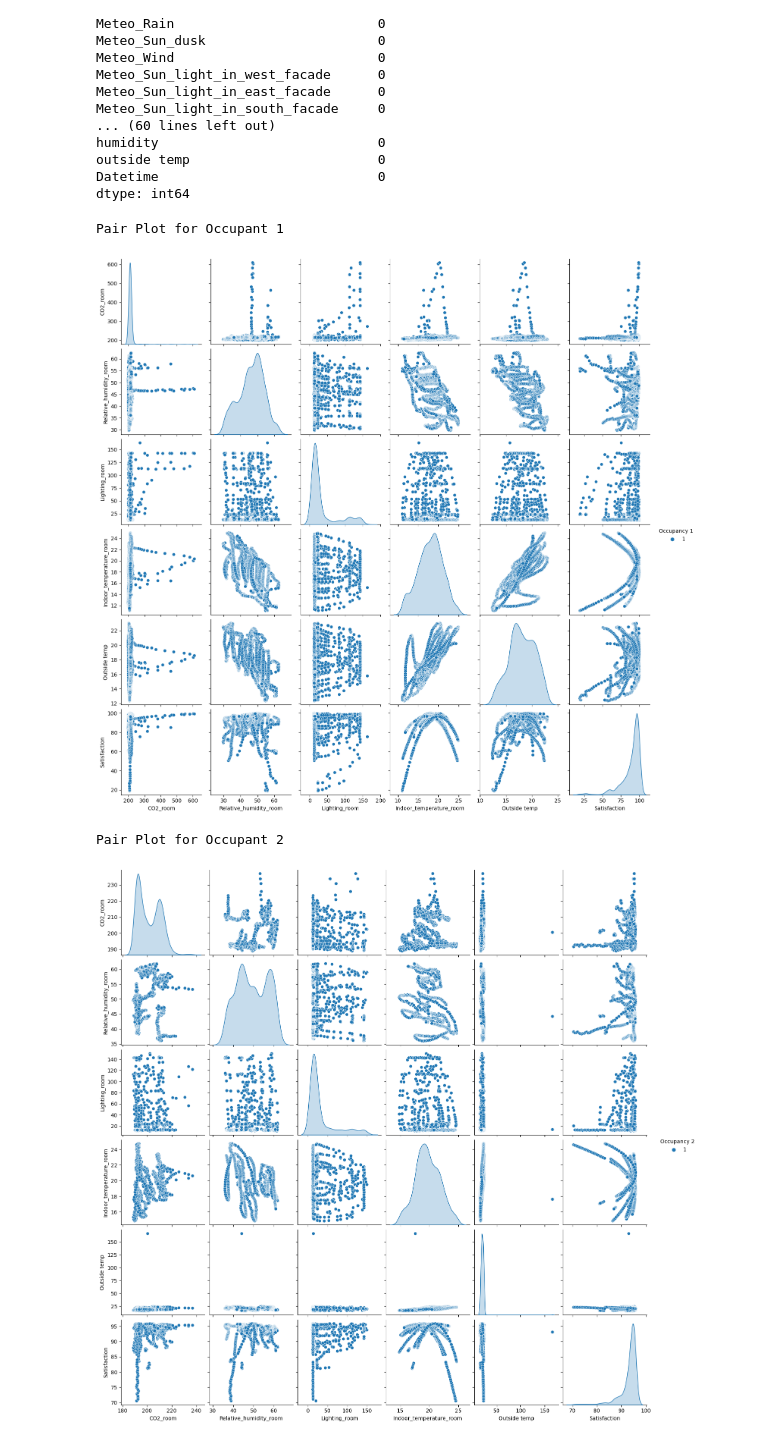
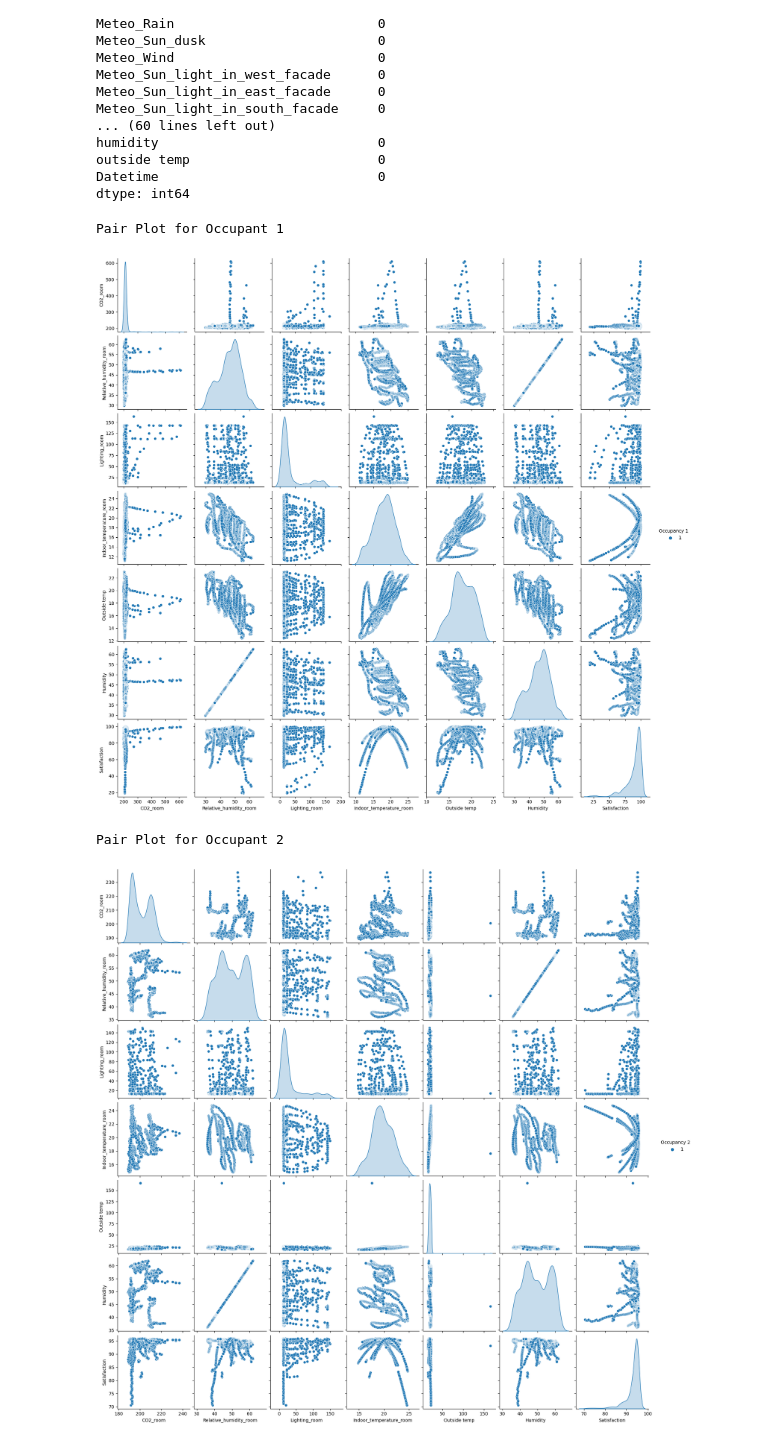
Before and after one commit to phmarcel0x/AI-ML-IAS-UofH-2024, a Jupyter notebook: 6COM2007_IAS/IAS_coursework/eda_cw2.ipynb, the cells around one changed output. Saved outputs shown, nothing was run; the diff lists cells and outputs as text; code cells hidden in the pictures.

```diff
--- a/6COM2007_IAS/IAS_coursework/eda_cw2.ipynb
+++ b/6COM2007_IAS/IAS_coursework/eda_cw2.ipynb
@@ -116,29 +116,34 @@ new_day_data_sorted.to_csv(cleaned_new_day_data_path, index=False)
 # %%
 # Plot things
 
 # Define factors and satisfaction for pair plot analysis
-factors = ['CO2_room', 'Relative_humidity_room', 'Lighting_room', 'Indoor_temperature_room', 'Outside temp', 'Satisfaction']
+factors = ['CO2_room', 'Relative_humidity_room', 'Lighting_room', 'Indoor_temperature_room', 'Outside temp', 'Humidity', 'Satisfaction']
+# factors = ["CO2_room", "Relative_humidity_room", "Lighting_room", "Meteo_Rain", "Meteo_Sun_dusk", "Meteo_Wind",
+#            "Meteo_Sun_light_in_west_facade", "Meteo_Sun_light_in_east_facade", "Meteo_Sun_light_in_south_facade",
+#            "Meteo_Sun_light_in_north_facade", "Meteo_Sun_irradiance", "Outdoor_relative_humidity_Sensor",
+#            "Day_of_the_week", "Occupancy 1", "Occupancy 2", "Occupancy 3", "Indoor_temperature_room", "Humidity",
+#            "Outside temp", "Satisfaction"]
 
 # Create separate datasets for each occupancy scenario
 occupant1_data = training_data_sorted[training_data_sorted['Occupancy 1'] == 1]
 occupant2_data = training_data_sorted[training_data_sorted['Occupancy 2'] == 1]
 occupant3_data = training_data_sorted[training_data_sorted['Occupancy 3'] == 1]
 
 # Create pair plots per occupant
 print("Pair Plot for Occupant 1")
 sns.pairplot(occupant1_data, vars=factors, hue='Occupancy 1')
 plt.show()
 
 print("Pair Plot for Occupant 2")
 sns.pairplot(occupant2_data, vars=factors, hue='Occupancy 2')
 plt.show()
 
 print("Pair Plot for Occupant 3")
 sns.pairplot(occupant3_data, vars=factors, hue='Occupancy 3')
 plt.show()
 # %% [output]
 Pair Plot for Occupant 1
-[figure, old version]
+[figure, new version]
 Pair Plot for Occupant 2
-[figure, old version]
+[figure, new version]
 Pair Plot for Occupant 3
```
Also changed, not shown: parts of 1 cell of this notebook, 9 other files.
